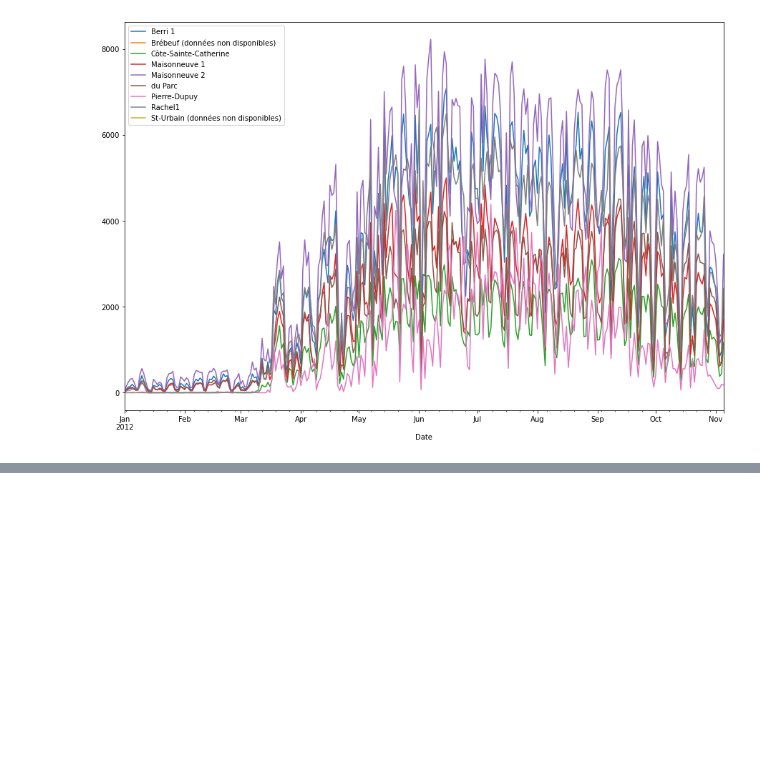
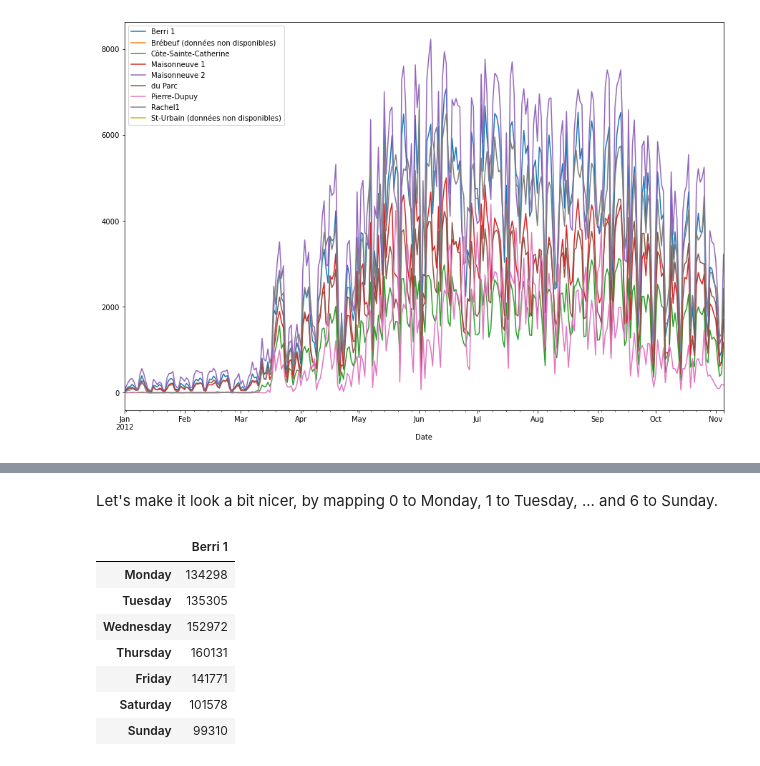
Before and after one commit to ZhangSteven/notebooks, a Jupyter notebook: cookbook_ch01.ipynb, the cells around one changed output, grey strips where cells are left out. Saved outputs shown, nothing was run; the diff lists cells and outputs as text; code cells hidden in the pictures; blank space fills up the shorter version.

```diff
--- a/cookbook_ch01.ipynb
+++ b/cookbook_ch01.ipynb
@@ -53,0 +107,14 @@ df.plot(figsize=(15, 10))
+# %% [markdown]
+Let's make it look a bit nicer, by mapping 0 to Monday, 1 to Tuesday, ... and 6 to Sunday.
+# %%
+weekdayCounts.index = ['Monday', 'Tuesday', 'Wednesday', 'Thursday', 'Friday', 'Saturday', 'Sunday']
+weekdayCounts
+# %% [output]
+|  | Berri 1 |
+| Monday | 134298 |
+| Tuesday | 135305 |
+| Wednesday | 152972 |
+| Thursday | 160131 |
+| Friday | 141771 |
+| Saturday | 101578 |
+| Sunday | 99310 |
```
Also changed, not shown: parts of 12 cells of this notebook, 5 other files.
